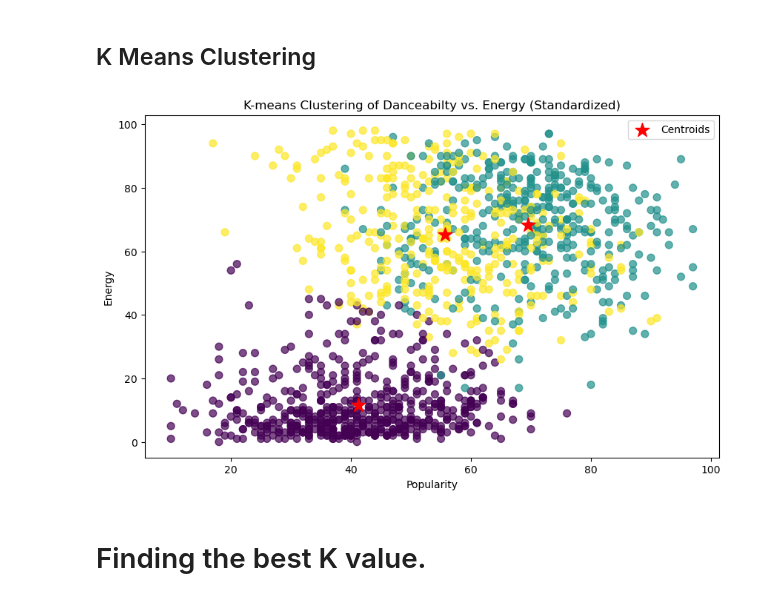
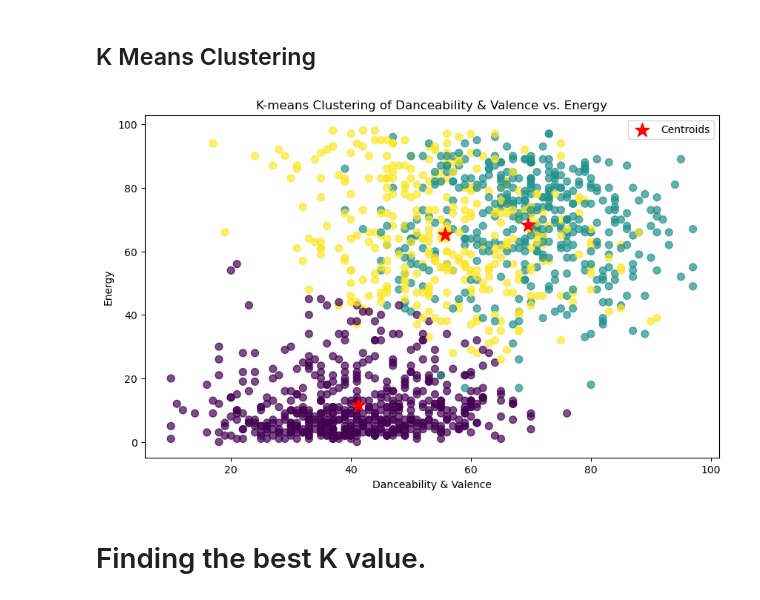
Before and after one commit to robbhuey/Spotify, a Jupyter notebook: Code/02_Pre-processing_and_Modeling.ipynb, the cells around one changed output. Drawn from its saved outputs; the diff is of its cells as text; code cells hidden in the pictures.

```diff
--- a/Code/02_Pre-processing_and_Modeling.ipynb
+++ b/Code/02_Pre-processing_and_Modeling.ipynb
@@ -24,7 +24,7 @@ warnings.filterwarnings('ignore')
 # %% [markdown]
 ## Reading in the cleaned dataset.
 # %%
-spot = pd.read_csv('Data/clean/final.csv')
+spot = pd.read_csv('../Data/clean/final.csv')
 # %%
 spot.head()
 # %% [output]
@@ -92,41 +92,41 @@ sns.heatmap(X.corr(),
 # %%
 # Create my X.
 X = spot[['dance', 'valence', 'energy']]
 
 # Standardize the features.
 scaler = StandardScaler()
 X_scaled = scaler.fit_transform(X)
 
 # Define the number of clusters.
 num_clusters = 3
 
 # Create a K-means model
 kmeans = KMeans(n_clusters=num_clusters, random_state=12)
 
-# Fit the model to your scaled data
+# Fit the model.
 kmeans.fit(X_scaled)
 
-# Get the cluster centers (centroids)
+# Get the centroids.
 centroids = scaler.inverse_transform(kmeans.cluster_centers_)
 
-# Get cluster labels for each data point
+# Get cluster labels for each data point.
 labels = kmeans.labels_
 
-# Create a scatter plot of the data points
+# Create a scatter plot of the data points.
 plt.figure(figsize=(10, 6))
 plt.scatter(X['dance'], X['energy'], c=labels, cmap='viridis', s=50, alpha=0.7)
 
-# Plot the centroids as red stars
+# Plot the centroids as red stars.
 plt.scatter(centroids[:, 0], centroids[:, 2], marker='*', c='red', s=200, label='Centroids')
 
 # Labels.
-plt.xlabel('Popularity')
+plt.xlabel('Danceability & Valence')
 plt.ylabel('Energy')
-plt.title('K-means Clustering of Danceabilty vs. Energy (Standardized)')
+plt.title('K-means Clustering of Danceability & Valence vs. Energy')
 plt.legend()
 plt.show();
 # %% [output]
-[figure, old version]
+[figure, new version]
 # %% [markdown]
 # Finding the best K value.
 # %%
```
Also changed, not shown: parts of 6 cells of this notebook, 12 other files.
